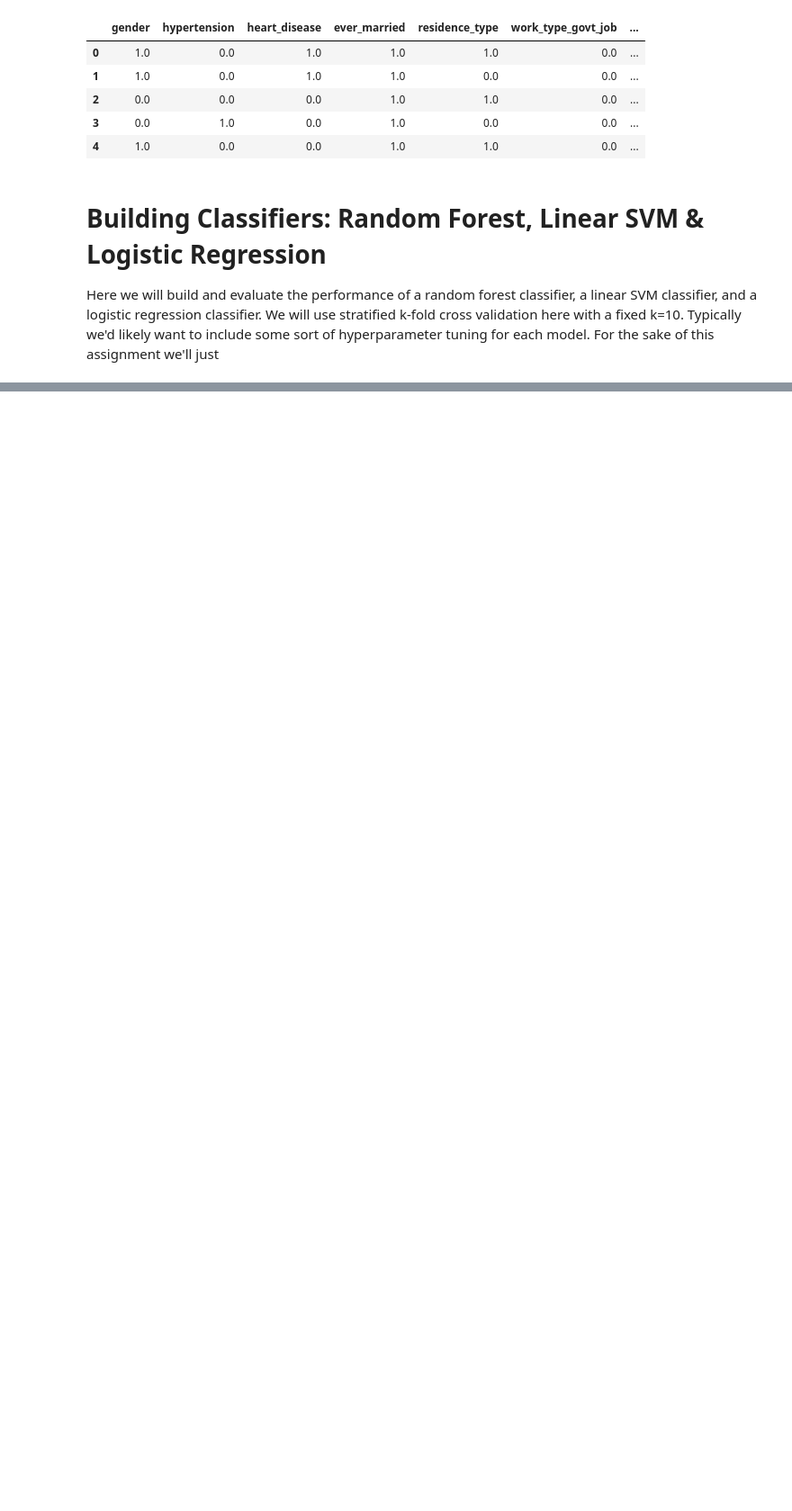
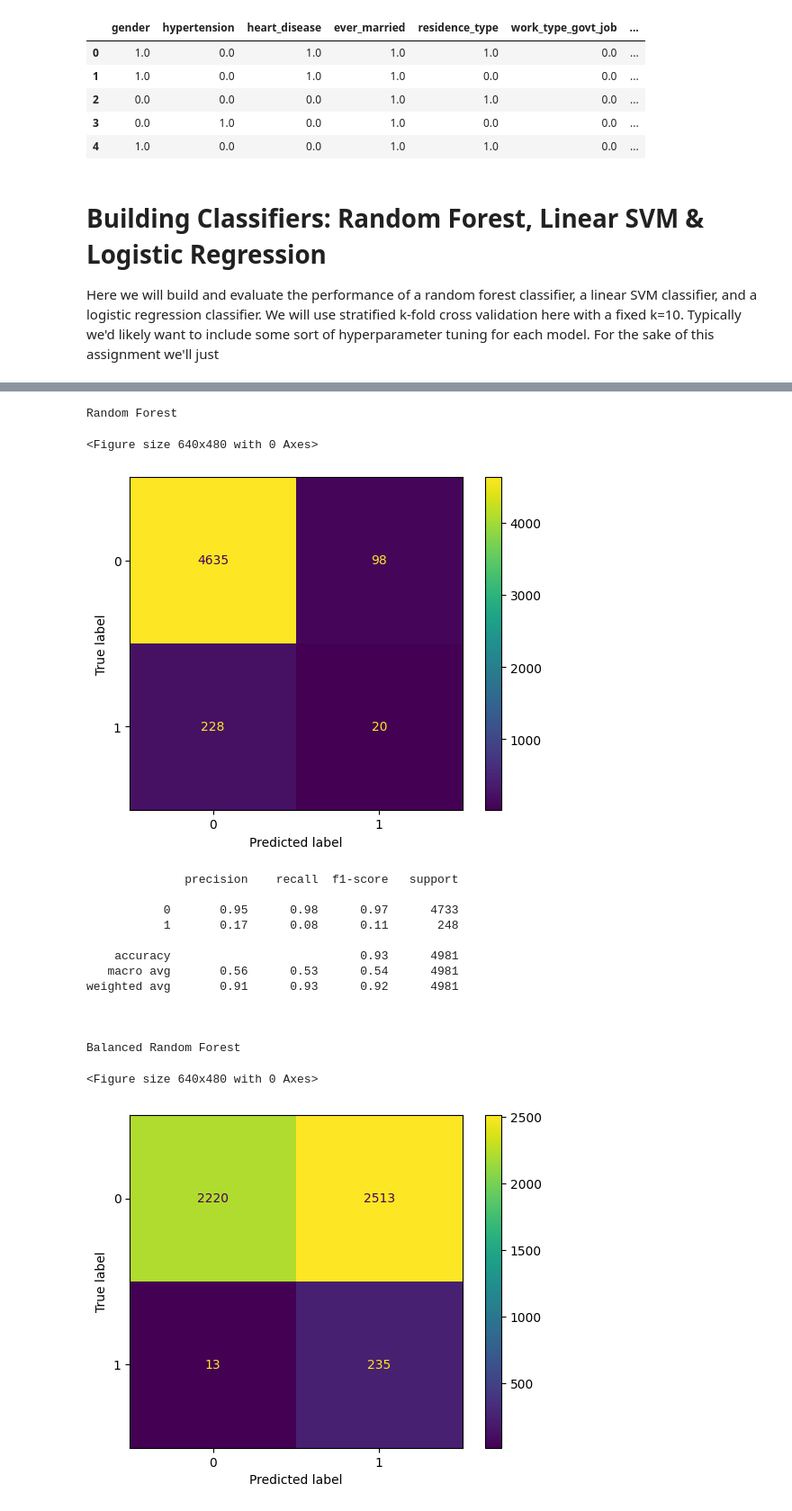
Before and after one commit to BrentonGraham/biomedical-ml-anschutz, a Jupyter notebook: 4. Classification & Model Selection/Classification&ModelSelection.ipynb, the cells around one changed output, grey strips where cells are left out. Shown at 90% size. Cells and saved outputs as stored; diff of their text form; code cells hidden in the pictures; blank space fills up the shorter version.

```diff
--- a/4. Classification & Model Selection/Classification&ModelSelection.ipynb
+++ b/4. Classification & Model Selection/Classification&ModelSelection.ipynb
@@ -555,0 +676,24 @@ weighted avg       0.94      0.74      0.81      4981
+# %%
+# Print performance metrics
+for model in ['Random Forest', 'Balanced Random Forest', 'Linear SVM', 'Logistic Regression']:
+    print(model + '\n')
+    clf_perfEval(y_true=clf_pred_DF.y_true, y_pred=clf_pred_DICT[model]['y_pred'])
+    print('\n')
+# %% [output]
+Random Forest
+<Figure size 640x480 with 0 Axes>
+[figure, added]
+              precision    recall  f1-score   support
+
+           0       0.95      0.98      0.97      4733
+           1       0.17      0.08      0.11       248
+
+    accuracy                           0.93      4981
+   macro avg       0.56      0.53      0.54      4981
+weighted avg       0.91      0.93      0.92      4981
+
+
+
+Balanced Random Forest
+<Figure size 640x480 with 0 Axes>
+[figure, added]
```
Also changed, not shown: parts of 28 cells of this notebook.
